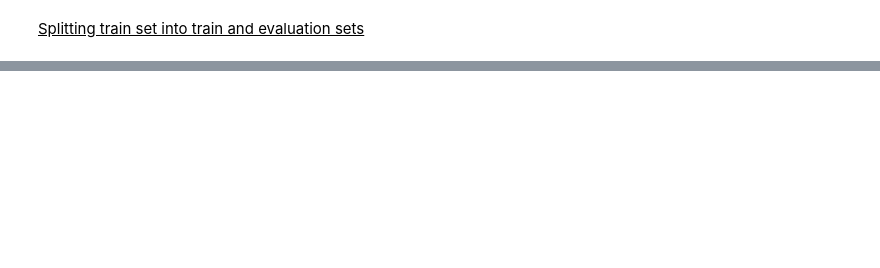
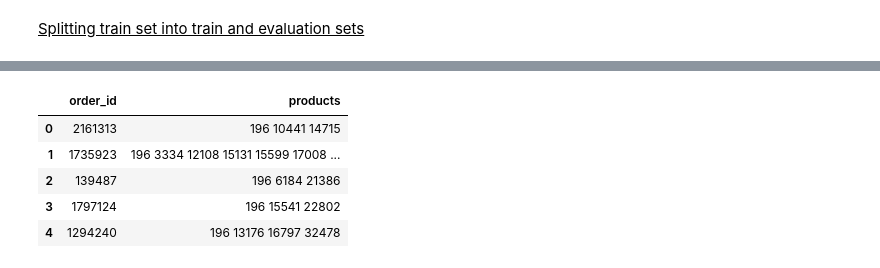
Before and after one commit to MelanVijayaratnam/Kaggle-nb, a Jupyter notebook: Instacart/Instacart.ipynb, the cells around one changed output, grey strips where cells are left out. Saved outputs shown, nothing was run; the diff lists cells and outputs as text; code cells hidden in the pictures; blank space fills up the shorter version.

```diff
--- a/Instacart/Instacart.ipynb
+++ b/Instacart/Instacart.ipynb
@@ -900,0 +1048,11 @@ X_train, X_eval, y_train, y_eval = train_test_split(train[])
+# %%
+submit.columns = ['order_id', 'products']
+# %%
+submit.head()
+# %% [output]
+|  | order_id | products |
+| 0 | 2161313 | 196 10441 14715 |
+| 1 | 1735923 | 196 3334 12108 15131 15599 17008 ... |
+| 2 | 139487 | 196 6184 21386 |
+| 3 | 1797124 | 196 15541 22802 |
+| 4 | 1294240 | 196 13176 16797 32478 |
```
Also changed, not shown: parts of 26 cells of this notebook.
